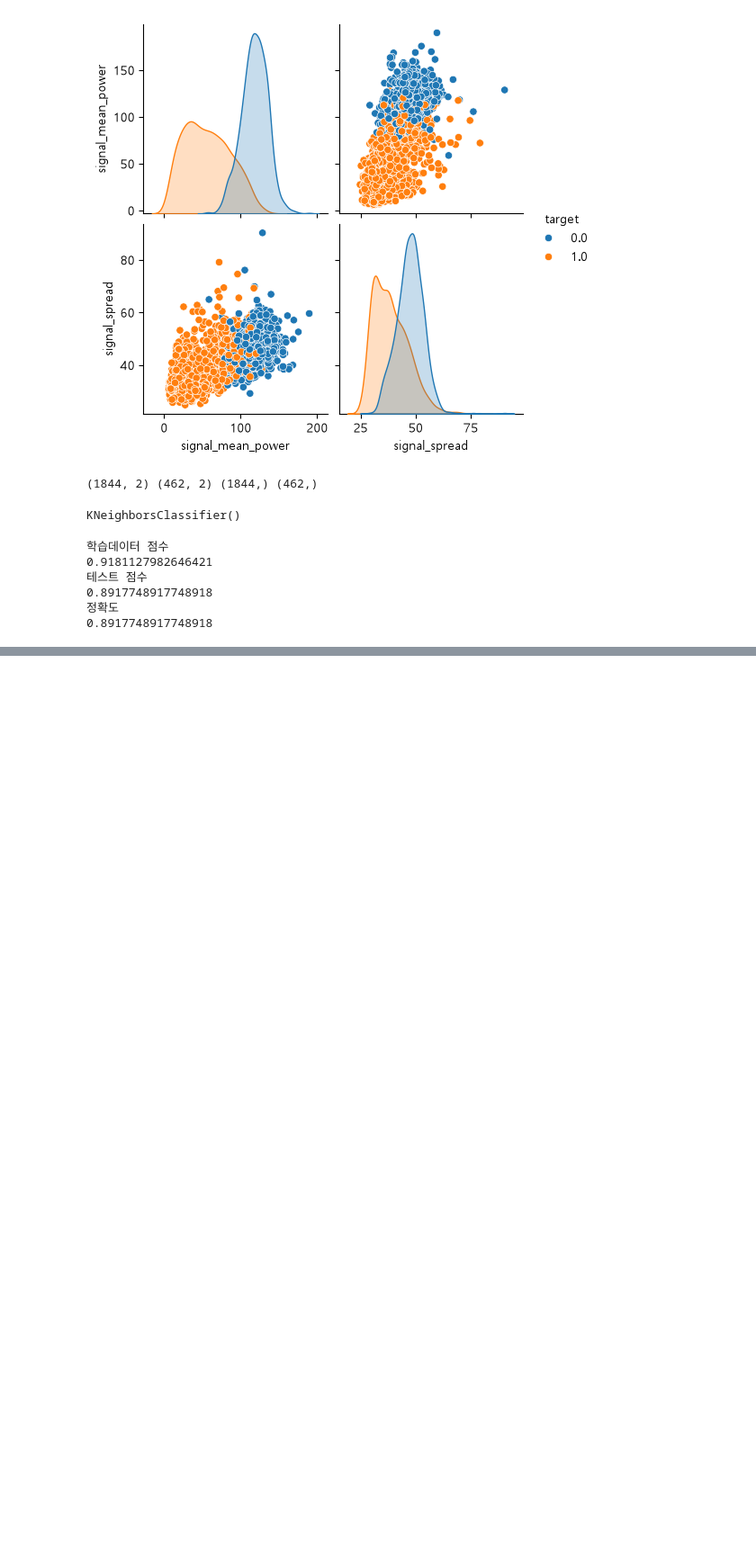
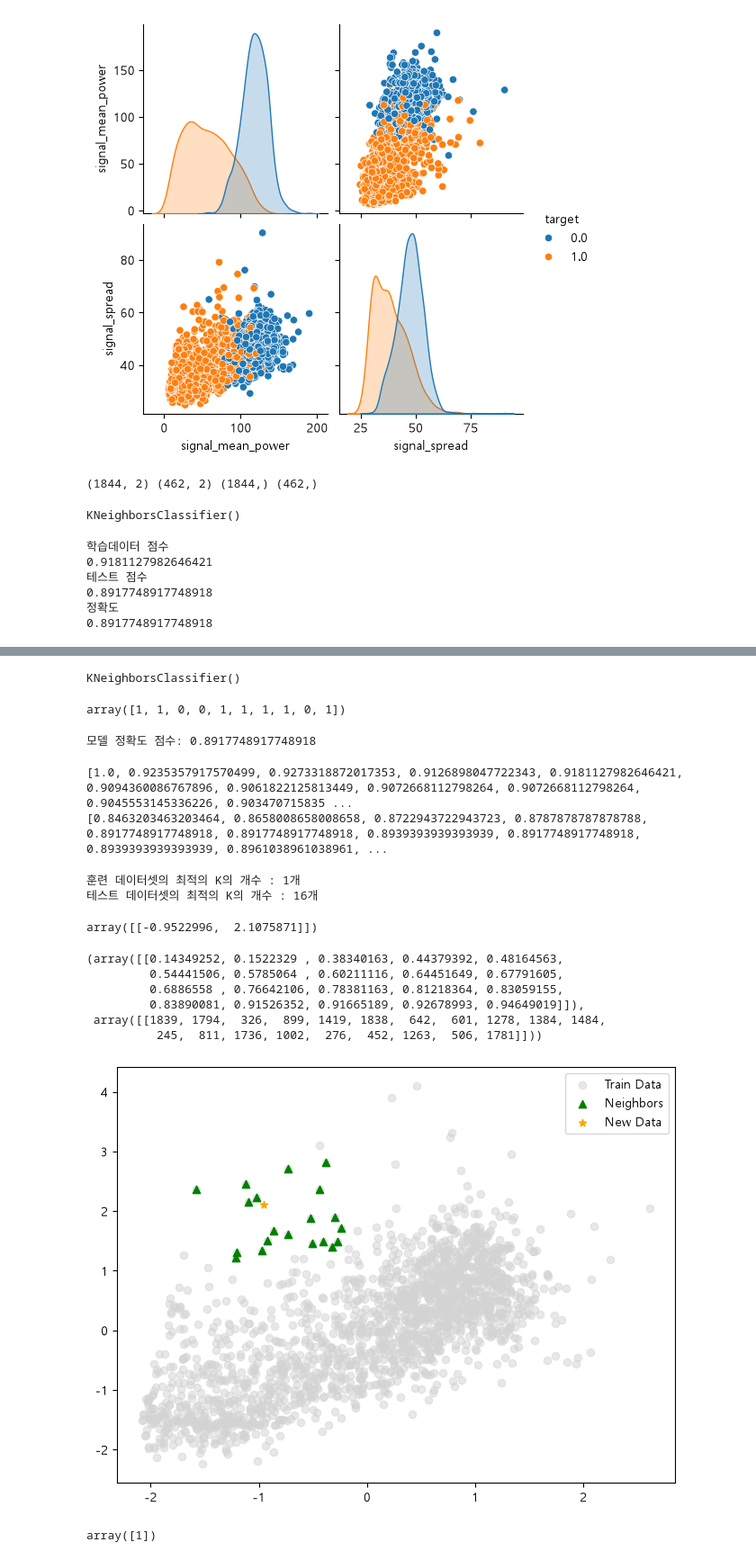
Before and after one commit to hyejinspace/kdt-ml, a Jupyter notebook: 5. KNN(펄서와 우주잡음).ipynb, the cells around one changed output, grey strips where cells are left out. Shown at 90% size. Saved outputs shown, nothing was run; the diff lists cells and outputs as text; code cells hidden in the pictures; blank space fills up the shorter version.

```diff
--- a/5. KNN(펄서와 우주잡음).ipynb
+++ b/5. KNN(펄서와 우주잡음).ipynb
@@ -177,0 +321,75 @@ print(accuracy_score(y_test, y_pred))
+# %%
+kn.fit(X_train_scaled, y_train)
+# %% [output]
+KNeighborsClassifier()
+# %%
+# 모델 예측
+y_pred = kn.predict(X_test_scaled)
+y_pred[:10]
+# %% [output]
+array([1, 1, 0, 0, 1, 1, 1, 1, 0, 1])
+# %%
+print(f"모델 정확도 점수: {accuracy_score(y_pred, y_test)}")
+# %% [output]
+모델 정확도 점수: 0.8917748917748918
+# %%
+# 1~20 까지 n_neighbors개수 중 최적의 개수 찾기
+
+train_scores = []
+test_scores = []
+
+for k in range(1, 21):
+    kn = KNeighborsClassifier(n_neighbors=k)
+    kn.fit(X_train_scaled, y_train)
+
+    train_scores.append(kn.score(X_train_scaled, y_train))
+    test_scores.append(kn.score(X_test_scaled, y_test))
+
+
+print(train_scores)
+print(test_scores)
+# %% [output]
+[1.0, 0.9235357917570499, 0.9273318872017353, 0.9126898047722343, 0.9181127982646421, 0.9094360086767896, 0.9061822125813449, 0.9072668112798264, 0.9072668112798264, 0.9045553145336226, 0.903470715835 ...
+[0.8463203463203464, 0.8658008658008658, 0.8722943722943723, 0.8787878787878788, 0.8917748917748918, 0.8917748917748918, 0.8939393939393939, 0.8917748917748918, 0.8939393939393939, 0.8961038961038961, ...
+# %%
+train_k = train_scores.index(max(train_scores)) + 1
+test_k = test_scores.index(max(test_scores)) + 1
+
+print(f"훈련 데이터셋의 최적의 K의 개수 : {train_k}개")
+print(f"테스트 데이터셋의 최적의 K의 개수 : {test_k}개")
+# %% [output]
+훈련 데이터셋의 최적의 K의 개수 : 1개
+테스트 데이터셋의 최적의 K의 개수 : 16개
+# %%
+new_data = pd.DataFrame([[50, 60]], columns=["signal_mean_power", "signal_spread"])
+new_data_scaled = scaler.transform(new_data)
+new_data_scaled
+# %% [output]
+array([[-0.9522996,  2.1075871]])
+# %%
+distance, indexs = kn.kneighbors(new_data_scaled)
+distance, indexs
+# %% [output]
+(array([[0.14349252, 0.1522329 , 0.38340163, 0.44379392, 0.48164563,
+         0.54441506, 0.5785064 , 0.60211116, 0.64451649, 0.67791605,
+         0.6886558 , 0.76642106, 0.78381163, 0.81218364, 0.83059155,
+         0.83890081, 0.91526352, 0.91665189, 0.92678993, 0.94649019]]),
+ array([[1839, 1794,  326,  899, 1419, 1838,  642,  601, 1278, 1384, 1484,
+          245,  811, 1736, 1002,  276,  452, 1263,  506, 1781]]))
+# %%
+plt.figure(figsize=(8,6))
+plt.scatter(X_train_scaled[:, 0], X_train_scaled[:, 1], c="lightgray", label="Train Data", alpha=0.5)
+
+neighbor_data = X_train_scaled[indexs[0]]
+plt.scatter(neighbor_data[:, 0], neighbor_data[:, 1], marker="^", color="green", label="Neighbors")
+plt.scatter(new_data_scaled[0, 0], new_data_scaled[0, 1], marker="*", color="orange", label="New Data")
+plt.legend()
+plt.show()
+
+# 저 별의 위치와 근접한 20개 잘 구해왔는지 시각화한것
+# %% [output]
+[figure, added]
+# %%
+kn.predict(new_data_scaled)
+# %% [output]
+array([1])
```
Also changed, not shown: parts of 22 cells of this notebook, 2 other files.
